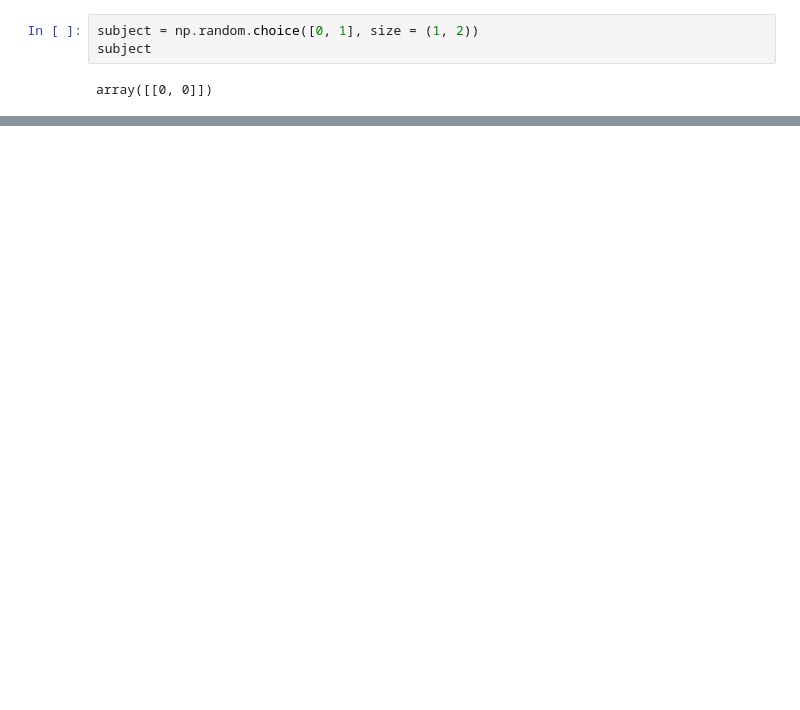
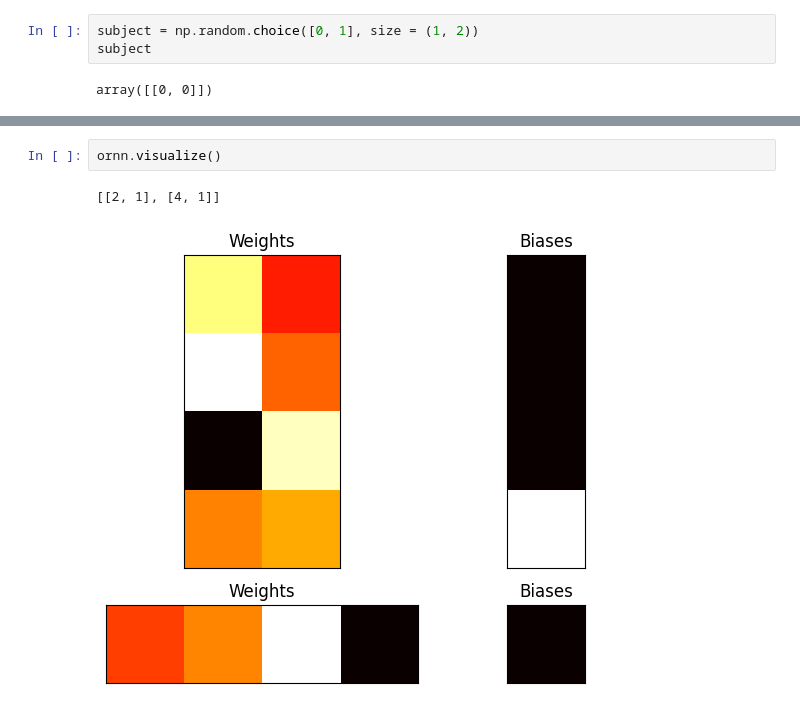
Before and after one commit to tayo4pf/axon, a Jupyter notebook: network_test.ipynb, the cells around one changed output, grey strips where cells are left out. Cells and saved outputs as stored; diff of their text form; blank space fills up the shorter version.

```diff
--- a/network_test.ipynb
+++ b/network_test.ipynb
@@ -107,0 +108,5 @@ array([[[5.37561836e-16]]])
+# %%
+ornn.visualize()
+# %% [output]
+[[2, 1], [4, 1]]
+[figure, added]
```
Also changed, not shown: parts of 10 cells of this notebook, 5 other files.
